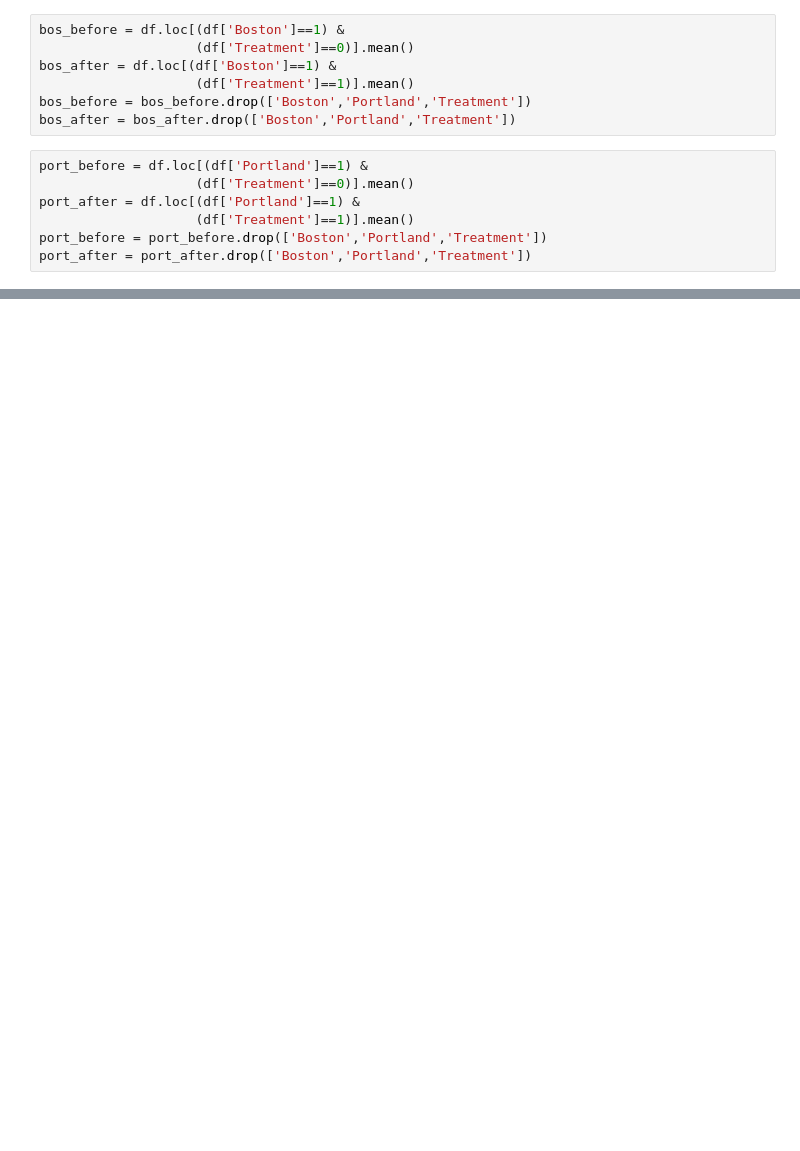
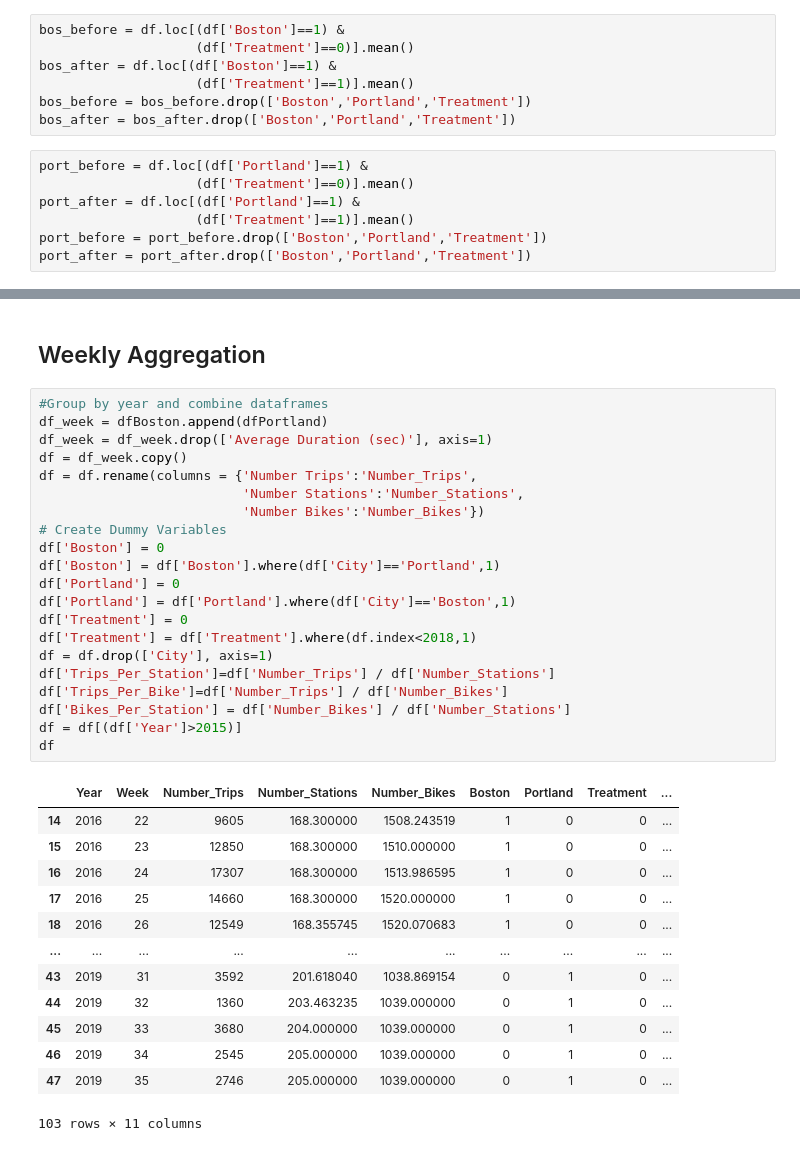
Before and after one commit to trevorb1/ECON860, a Jupyter notebook: scripts/Regression.ipynb, the cells around one changed output, grey strips where cells are left out. Drawn from its saved outputs; the diff is of its cells as text; blank space fills up the shorter version.

```diff
--- a/scripts/Regression.ipynb
+++ b/scripts/Regression.ipynb
@@ -89,0 +95,37 @@ smf.ols(str(treat + ' ~ Boston*Treatment'), data=df).fit().summary().tables[1]
+# %% [markdown]
+## Weekly Aggregation
+# %%
+#Group by year and combine dataframes
+df_week = dfBoston.append(dfPortland)
+df_week = df_week.drop(['Average Duration (sec)'], axis=1)
+df = df_week.copy()
+df = df.rename(columns = {'Number Trips':'Number_Trips',
+                          'Number Stations':'Number_Stations',
+                          'Number Bikes':'Number_Bikes'})
+# Create Dummy Variables
+df['Boston'] = 0
+df['Boston'] = df['Boston'].where(df['City']=='Portland',1)
+df['Portland'] = 0
+df['Portland'] = df['Portland'].where(df['City']=='Boston',1)
+df['Treatment'] = 0
+df['Treatment'] = df['Treatment'].where(df.index<2018,1)
+df = df.drop(['City'], axis=1)
+df['Trips_Per_Station']=df['Number_Trips'] / df['Number_Stations']
+df['Trips_Per_Bike']=df['Number_Trips'] / df['Number_Bikes']
+df['Bikes_Per_Station'] = df['Number_Bikes'] / df['Number_Stations']
+df = df[(df['Year']>2015)]
+df
+# %% [output]
+|  | Year | Week | Number_Trips | Number_Stations | Number_Bikes | Boston | Portland | Treatment | ... |
+| 14 | 2016 | 22 | 9605 | 168.300000 | 1508.243519 | 1 | 0 | 0 | ... |
+| 15 | 2016 | 23 | 12850 | 168.300000 | 1510.000000 | 1 | 0 | 0 | ... |
+| 16 | 2016 | 24 | 17307 | 168.300000 | 1513.986595 | 1 | 0 | 0 | ... |
+| 17 | 2016 | 25 | 14660 | 168.300000 | 1520.000000 | 1 | 0 | 0 | ... |
+| 18 | 2016 | 26 | 12549 | 168.355745 | 1520.070683 | 1 | 0 | 0 | ... |
+| ... | ... | ... | ... | ... | ... | ... | ... | ... | ... |
+| 43 | 2019 | 31 | 3592 | 201.618040 | 1038.869154 | 0 | 1 | 0 | ... |
+| 44 | 2019 | 32 | 1360 | 203.463235 | 1039.000000 | 0 | 1 | 0 | ... |
+| 45 | 2019 | 33 | 3680 | 204.000000 | 1039.000000 | 0 | 1 | 0 | ... |
+| 46 | 2019 | 34 | 2545 | 205.000000 | 1039.000000 | 0 | 1 | 0 | ... |
+| 47 | 2019 | 35 | 2746 | 205.000000 | 1039.000000 | 0 | 1 | 0 | ... |
+103 rows × 11 columns
```
Also changed, not shown: parts of 6 cells of this notebook, 5 other files.
